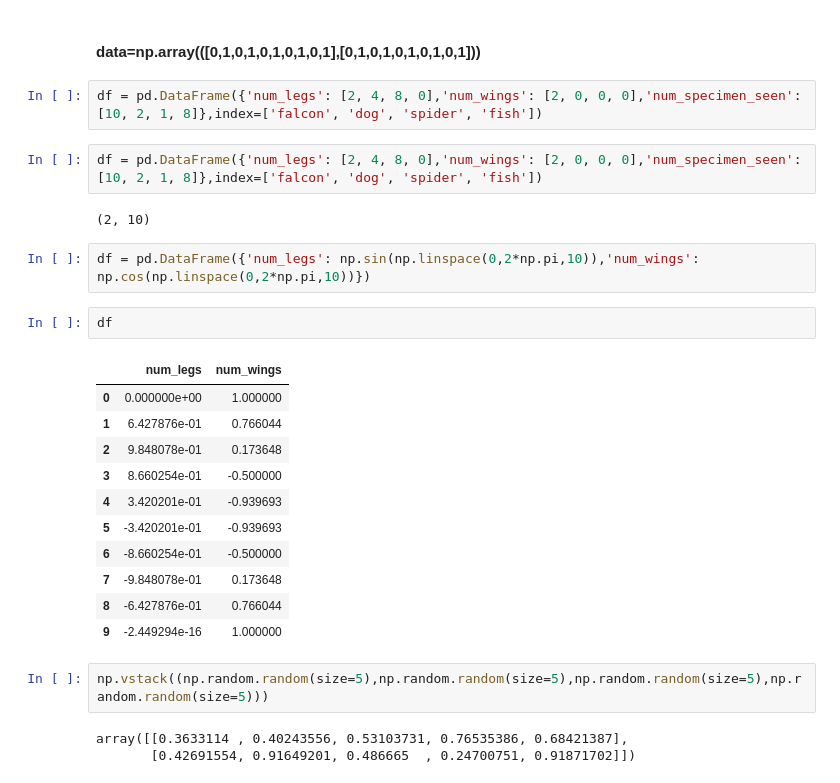
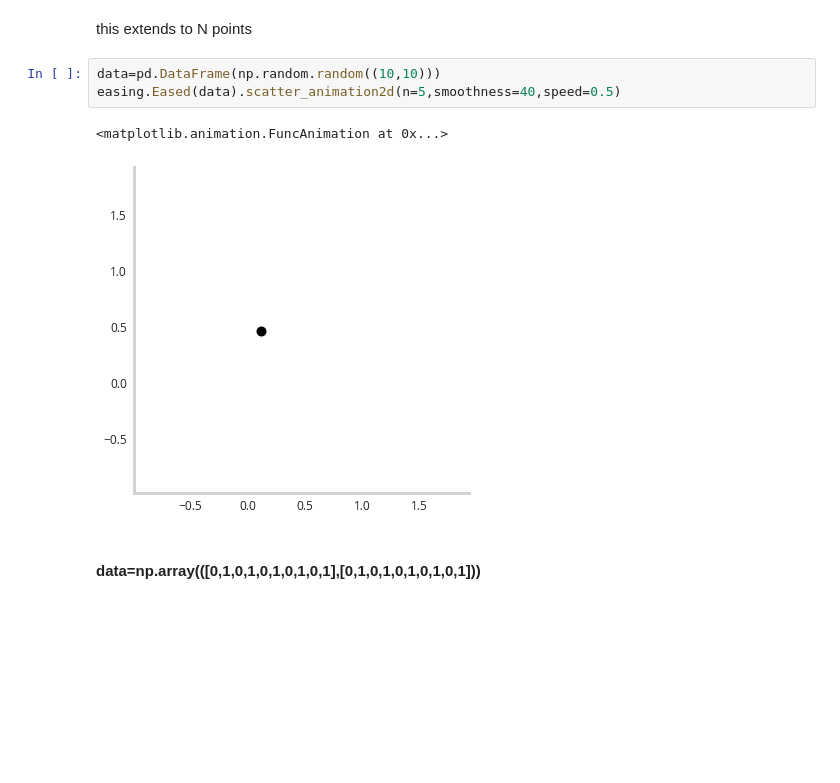
Before and after one commit to NicholasARossi/Easing-Animations-with-Python, a Jupyter notebook: animation_playground.ipynb, the cells around one changed output. Cells and saved outputs as stored; diff of their text form; blank space fills up the shorter version.

```diff
--- a/animation_playground.ipynb
+++ b/animation_playground.ipynb
@@ -14,29 +23,10 @@ easing.Eased(data,time).scatter_animation2d(n=5,smoothness=40,speed=0.5,gif=Fals
+# %% [markdown]
+this extends to N points
+# %%
+data=pd.DataFrame(np.random.random((10,10)))
+easing.Eased(data).scatter_animation2d(n=5,smoothness=40,speed=0.5)
+# %% [output]
+<matplotlib.animation.FuncAnimation at 0x...>
+[figure, added]
 # %% [markdown]
 #### data=np.array(([0,1,0,1,0,1,0,1,0,1],[0,1,0,1,0,1,0,1,0,1]))
-# %%
-df = pd.DataFrame({'num_legs': [2, 4, 8, 0],'num_wings': [2, 0, 0, 0],'num_specimen_seen': [10, 2, 1, 8]},index=['falcon', 'dog', 'spider', 'fish'])
-# %%
-df = pd.DataFrame({'num_legs': [2, 4, 8, 0],'num_wings': [2, 0, 0, 0],'num_specimen_seen': [10, 2, 1, 8]},index=['falcon', 'dog', 'spider', 'fish'])
-# %% [output]
-(2, 10)
-# %%
-df = pd.DataFrame({'num_legs': np.sin(np.linspace(0,2*np.pi,10)),'num_wings': np.cos(np.linspace(0,2*np.pi,10))})
-# %%
-df
-# %% [output]
-|  | num_legs | num_wings |
-| 0 | 0.000000e+00 | 1.000000 |
-| 1 | 6.427876e-01 | 0.766044 |
-| 2 | 9.848078e-01 | 0.173648 |
-| 3 | 8.660254e-01 | -0.500000 |
-| 4 | 3.420201e-01 | -0.939693 |
-| 5 | -3.420201e-01 | -0.939693 |
-| 6 | -8.660254e-01 | -0.500000 |
-| 7 | -9.848078e-01 | 0.173648 |
-| 8 | -6.427876e-01 | 0.766044 |
-| 9 | -2.449294e-16 | 1.000000 |
-# %%
-np.vstack((np.random.random(size=5),np.random.random(size=5),np.random.random(size=5),np.random.random(size=5)))
-# %% [output]
-array([[0.3633114 , 0.40243556, 0.53103731, 0.76535386, 0.68421387],
-       [0.42691554, 0.91649201, 0.486665  , 0.24700751, 0.91871702]])
```
Also changed, not shown: parts of 29 cells of this notebook, 19 other files.
